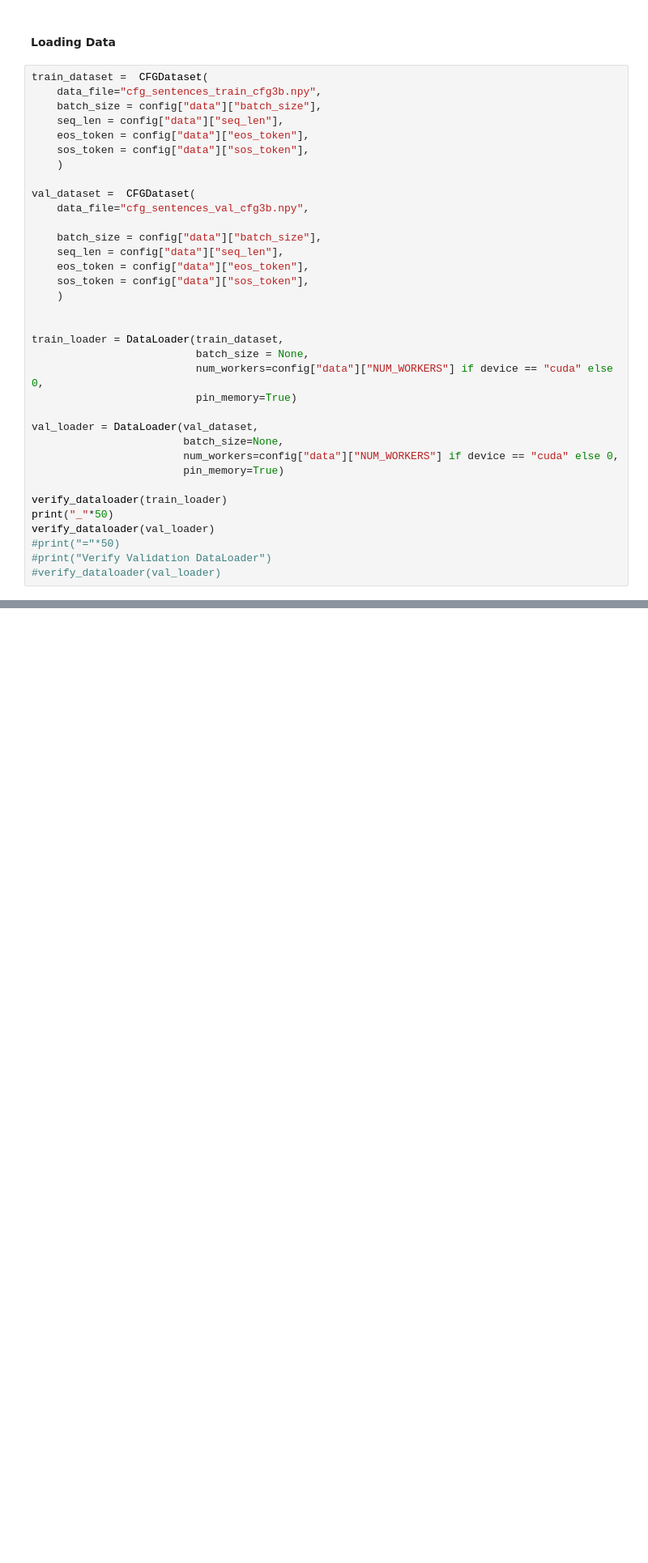
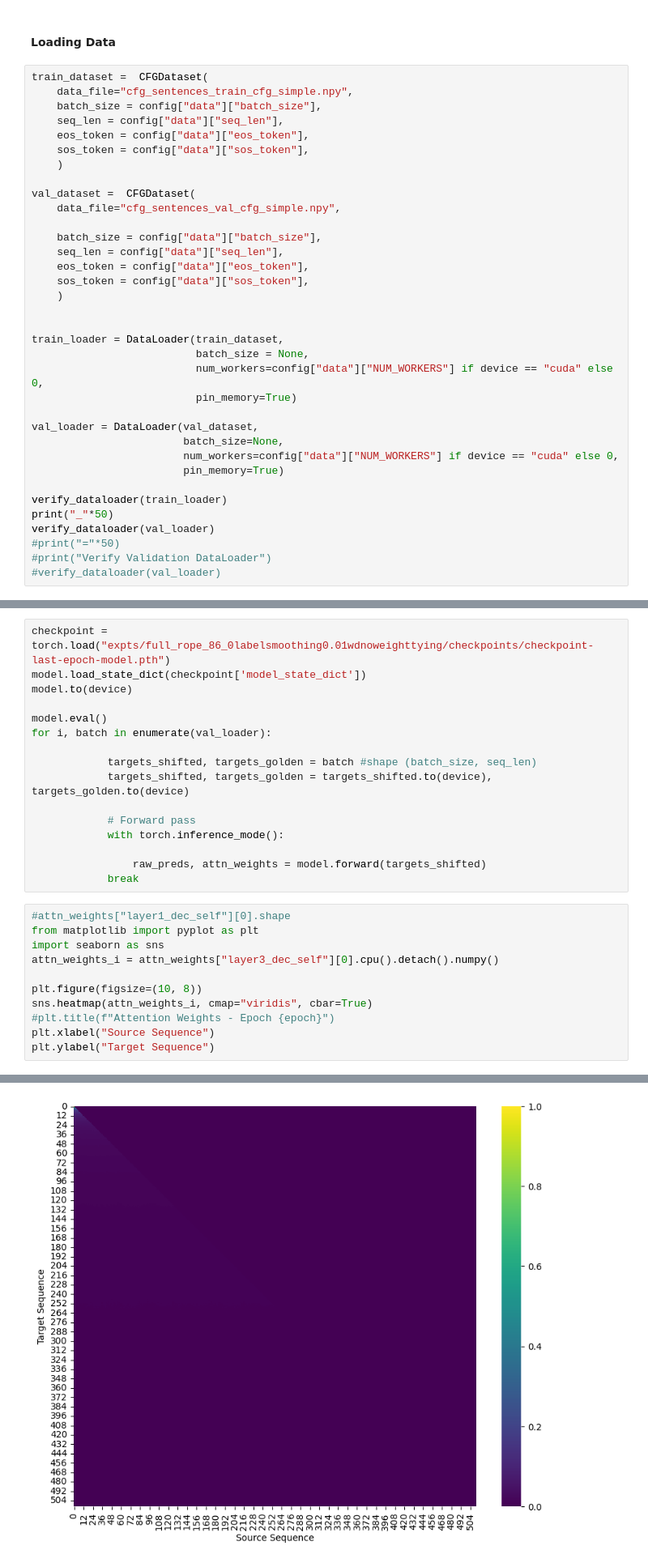
Before and after one commit to LucaSfragara/Thesis, a Jupyter notebook: gpt_train.ipynb, the cells around one changed output, grey strips where cells are left out. Shown at 81% size. Cells and saved outputs as stored; diff of their text form; blank space fills up the shorter version.

```diff
--- a/gpt_train.ipynb
+++ b/gpt_train.ipynb
@@ -37,7 +36,7 @@ Config loaded successfully.
 #### Loading Data
 # %%
 train_dataset =  CFGDataset(
-    data_file="cfg_sentences_train_cfg3b.npy",
+    data_file="cfg_sentences_train_cfg_simple.npy",
     batch_size = config["data"]["batch_size"],
     seq_len = config["data"]["seq_len"],
     eos_token = config["data"]["eos_token"],
@@ -45,7 +44,7 @@ train_dataset =  CFGDataset(
     )
 
 val_dataset =  CFGDataset(
-    data_file="cfg_sentences_val_cfg3b.npy",
+    data_file="cfg_sentences_val_cfg_simple.npy",
 
     batch_size = config["data"]["batch_size"],
     seq_len = config["data"]["seq_len"],
@@ -321,0 +327,28 @@ wandb metrics being logged:  {'train/ce_loss_token': 0.8315406388052609, 'train/
+# %%
+checkpoint = torch.load("expts/full_rope_86_0labelsmoothing0.01wdnoweighttying/checkpoints/checkpoint-last-epoch-model.pth")
+model.load_state_dict(checkpoint['model_state_dict'])
+model.to(device)
+
+model.eval()
+for i, batch in enumerate(val_loader):
+
+            targets_shifted, targets_golden = batch #shape (batch_size, seq_len)
+            targets_shifted, targets_golden = targets_shifted.to(device), targets_golden.to(device)
+
+            # Forward pass
+            with torch.inference_mode():
+
+                raw_preds, attn_weights = model.forward(targets_shifted)
+            break
+# %%
+#attn_weights["layer1_dec_self"][0].shape
+from matplotlib import pyplot as plt
+import seaborn as sns
+attn_weights_i = attn_weights["layer3_dec_self"][0].cpu().detach().numpy()
+
+plt.figure(figsize=(10, 8))
+sns.heatmap(attn_weights_i, cmap="viridis", cbar=True)
+#plt.title(f"Attention Weights - Epoch {epoch}")
+plt.xlabel("Source Sequence")
+plt.ylabel("Target Sequence")
+# %% [output]
@@ -321,0 +356 @@ wandb metrics being logged:  {'train/ce_loss_token': 0.8315406388052609, 'train/
+[figure, added]
```
Also changed, not shown: parts of 13 cells of this notebook, 7 other files.
